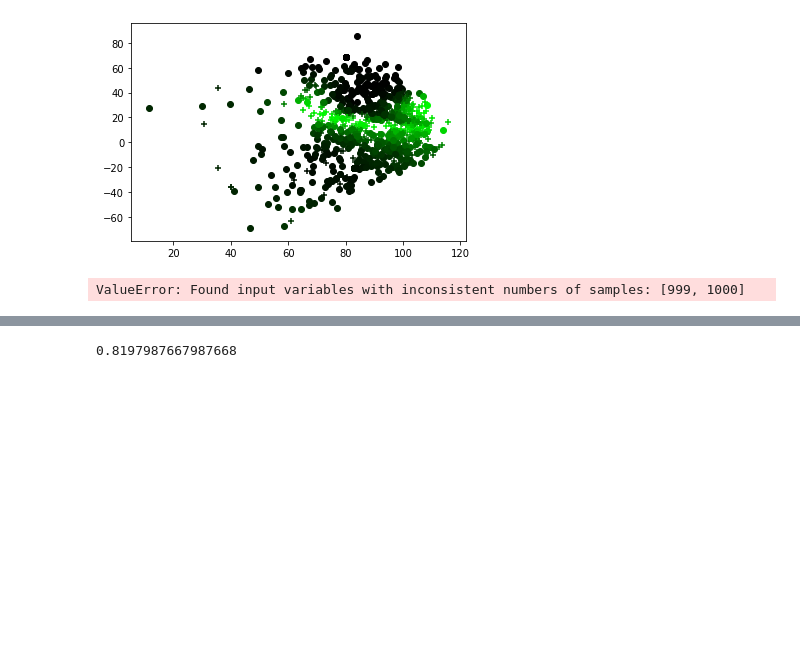
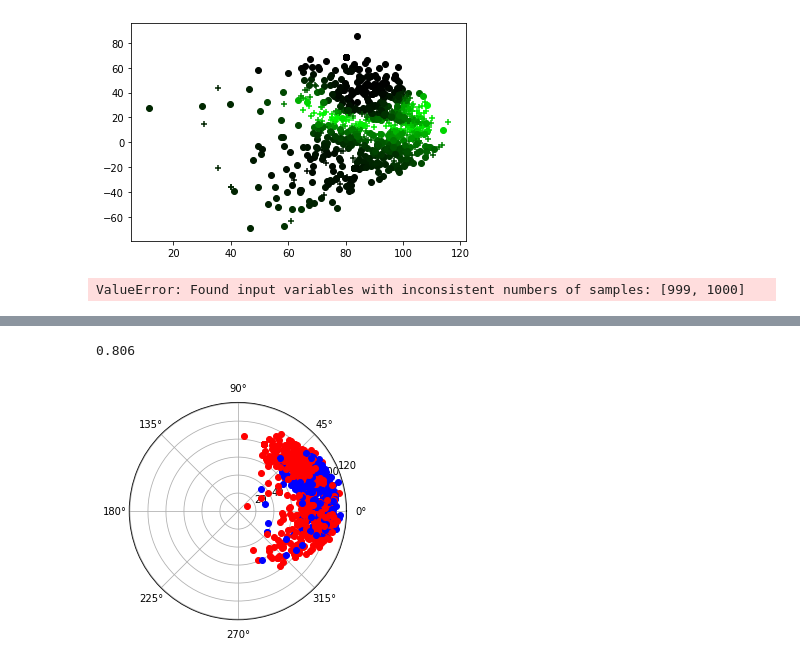
Before and after one commit to EricLangdon/cs254-Project, a Jupyter notebook: jupyter/Project_v2_randomfor.ipynb, the cells around one changed output, grey strips where cells are left out. Saved outputs shown, nothing was run; the diff lists cells and outputs as text; code cells hidden in the pictures; blank space fills up the shorter version.

```diff
--- a/jupyter/Project_v2_randomfor.ipynb
+++ b/jupyter/Project_v2_randomfor.ipynb
@@ -185,6 +193,0 @@ Fitting 3 folds for each of 50 candidates, totalling 150 fits
-# %%
-rf = RandomForestClassifier(n_estimators=650, min_samples_split=2,min_samples_leaf=4,max_depth=40,bootstrap=True,n_jobs=-1,random_state=42)
-scores_rf = cross_val_score(rf, sliceX, slicey, cv=10, scoring='accuracy')
-print(np.mean(scores_rf))
-# %% [output]
-0.8197987667987668
@@ -190,0 +200,6 @@ print(np.mean(scores_rf))
+# %%
+scores_rf = cross_val_score(rf, sliceX2, slicey2, cv=10, scoring='accuracy')
+classifier=rf.fit(sliceX,slicey)
+print(np.mean(scores_rf))
+# %% [output]
+0.806
@@ -190,0 +212,11 @@ print(np.mean(scores_rf))
+# %%
+plt.figure()
+color = [[0,0,0]]
+for i in range(800):
+    if y[i] == 0:
+        plt.polar(X.loc[i, 'launch_angle'], X.loc[i, 'launch_speed'], 'ro')
+    elif y[i] == 1:
+        plt.polar(X.loc[i, 'launch_angle'], X.loc[i, 'launch_speed'], 'bo')
+plt.show()
+# %% [output]
+[figure, added]
```
Also changed, not shown: parts of 20 cells of this notebook.
